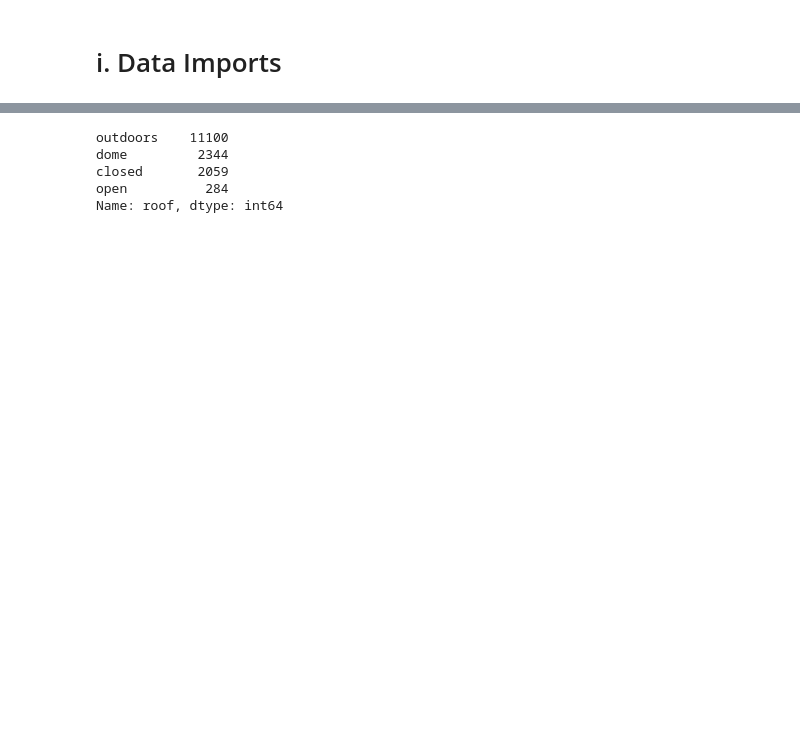
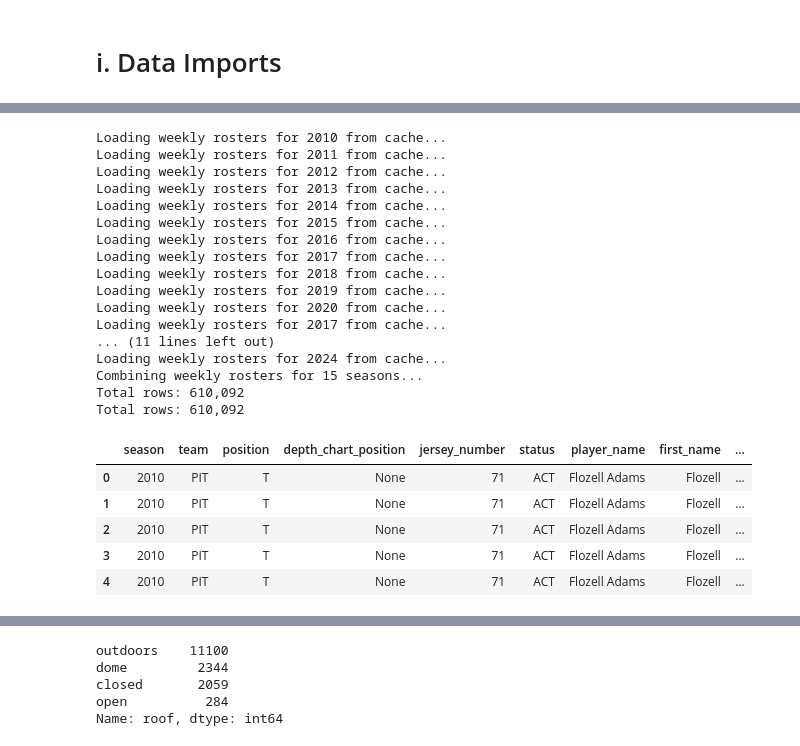
Before and after one commit to lneuendorf/nfl-field-goal-model, a Jupyter notebook: notebooks/1_feature_engineering.ipynb, the cells around one changed output, grey strips where cells are left out. Cells and saved outputs as stored; diff of their text form; code cells hidden in the pictures; blank space fills up the shorter version.

```diff
--- a/notebooks/1_feature_engineering.ipynb
+++ b/notebooks/1_feature_engineering.ipynb
@@ -73,3 +73,56 @@ Total rows: 721,564
 | 2 | 58.0 | 2010_01_ARI_STL | 2010091208 | LA | ARI | REG | 1 | ARI | away | ... |
 | 3 | 82.0 | 2010_01_ARI_STL | 2010091208 | LA | ARI | REG | 1 | ARI | away | ... |
 | 4 | 103.0 | 2010_01_ARI_STL | 2010091208 | LA | ARI | REG | 1 | ARI | away | ... |
+# %%
+data_root = Path('../data/raw/weekly_rosters')
+data_root.mkdir(parents=True, exist_ok=True)
+
+def load_or_cache_weekly_rosters(year):
+    cache_file = data_root / f"{year}.parquet"
+    if cache_file.exists():
+        print(f"Loading weekly rosters for {year} from cache...")
+        return pd.read_parquet(cache_file)
+    else:
+        print(f"Downloading weekly rosters for {year} from NFL API...")
+        df = nfl.import_weekly_rosters([year])
+        df.to_parquet(cache_file, index=False)
+        print(f"Cached weekly rosters for {year} to {cache_file}")
+        return df
+def load_all_weekly_rosters(years):
+    dataframes = []
+
+    for year in years:
+        df = load_or_cache_weekly_rosters(year)
+        dataframes.append(df)
+
+    print(f"Combining weekly rosters for {len(dataframes)} seasons...")
+    combined_df = pd.concat(dataframes, ignore_index=True)
+    print(f"Total rows: {len(combined_df):,}")
+
+    return combined_df
+weekly_rosters = load_all_weekly_rosters(YEARS)
+weekly_rosters.head()
+# %% [output]
+Loading weekly rosters for 2010 from cache...
+Loading weekly rosters for 2011 from cache...
+Loading weekly rosters for 2012 from cache...
+Loading weekly rosters for 2013 from cache...
+Loading weekly rosters for 2014 from cache...
+Loading weekly rosters for 2015 from cache...
+Loading weekly rosters for 2016 from cache...
+Loading weekly rosters for 2017 from cache...
+Loading weekly rosters for 2018 from cache...
+Loading weekly rosters for 2019 from cache...
+Loading weekly rosters for 2020 from cache...
+Loading weekly rosters for 2017 from cache...
+... (11 lines left out)
+Loading weekly rosters for 2024 from cache...
+Combining weekly rosters for 15 seasons...
+Total rows: 610,092
+Total rows: 610,092
+|  | season | team | position | depth_chart_position | jersey_number | status | player_name | first_name | ... |
+| 0 | 2010 | PIT | T | None | 71 | ACT | Flozell Adams | Flozell | ... |
+| 1 | 2010 | PIT | T | None | 71 | ACT | Flozell Adams | Flozell | ... |
+| 2 | 2010 | PIT | T | None | 71 | ACT | Flozell Adams | Flozell | ... |
+| 3 | 2010 | PIT | T | None | 71 | ACT | Flozell Adams | Flozell | ... |
+| 4 | 2010 | PIT | T | None | 71 | ACT | Flozell Adams | Flozell | ... |
```
Also changed, not shown: parts of 15 cells of this notebook.
